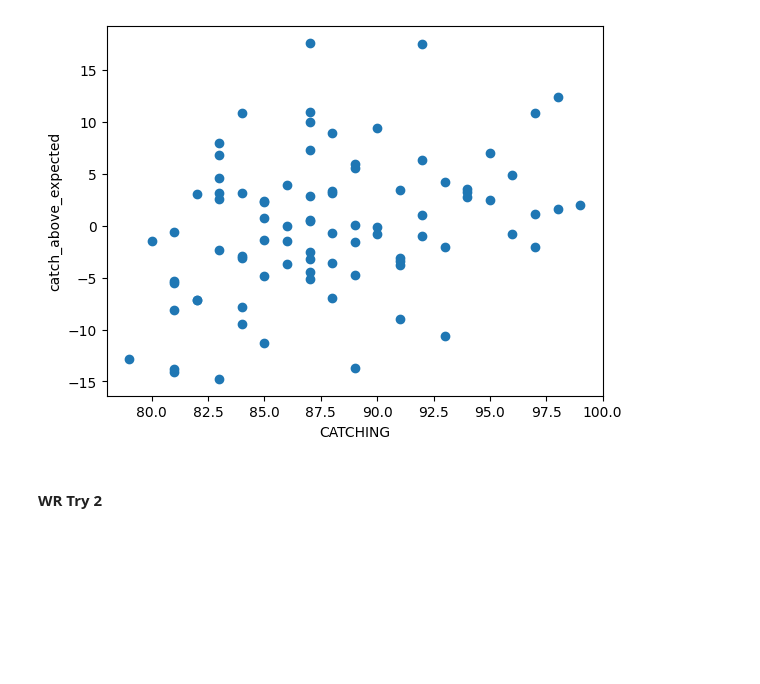
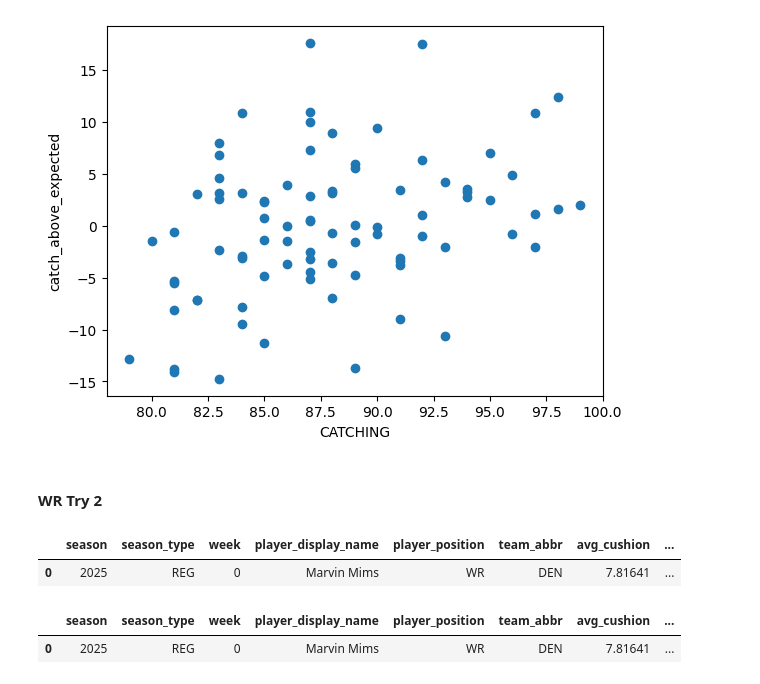
Before and after one commit to CharlieHubbard7/NFLResearch, a Jupyter notebook: NFL_Research_(5_26_26).ipynb, the cells around one changed output. Cells and saved outputs as stored; diff of their text form; code cells hidden in the pictures; blank space fills up the shorter version.

```diff
--- a/NFL_Research_(5_26_26).ipynb
+++ b/NFL_Research_(5_26_26).ipynb
@@ -804,3 +805,17 @@ plt.show()
 [figure]
 # %% [markdown]
 #### WR Try 2
+# %%
+wr_ngs = nfl.load_nextgen_stats(2025, "receiving").to_pandas()
+wr_ngs = wr_ngs.merge(madden[["gsis_id", "Overall"]], left_on="player_gsis_id", right_on="gsis_id")
+wr_ngs["yards_per_target"] = wr_ngs["yards"] / wr_ngs["targets"]
+wr_ngs.head(1)
+# %% [output]
+|  | season | season_type | week | player_display_name | player_position | team_abbr | avg_cushion | ... |
+| 0 | 2025 | REG | 0 | Marvin Mims | WR | DEN | 7.81641 | ... |
+# %%
+wr_ngs_cleaned = wr_ngs.query("player_position == 'WR' and receptions >= 20")
+wr_ngs_cleaned.head(1)
+# %% [output]
+|  | season | season_type | week | player_display_name | player_position | team_abbr | avg_cushion | ... |
+| 0 | 2025 | REG | 0 | Marvin Mims | WR | DEN | 7.81641 | ... |
```
Also changed, not shown: parts of 5 cells of this notebook.
